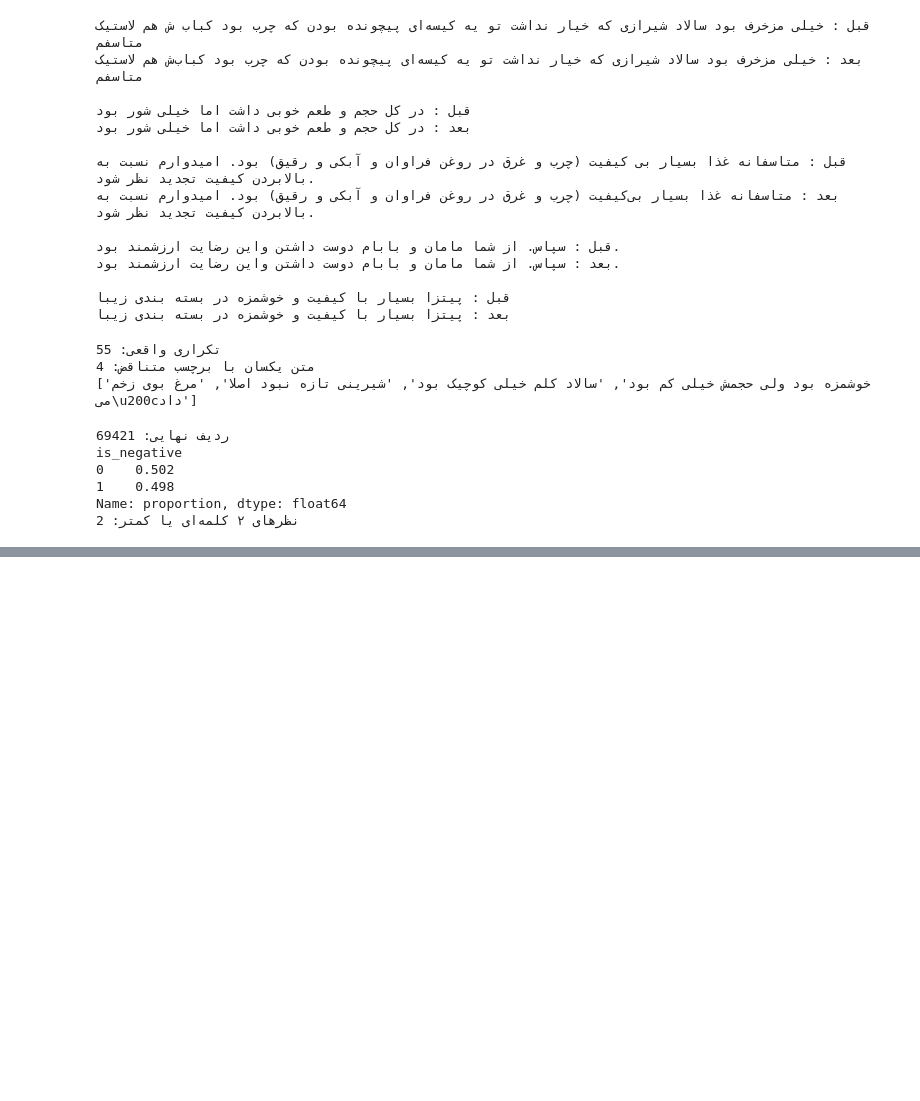
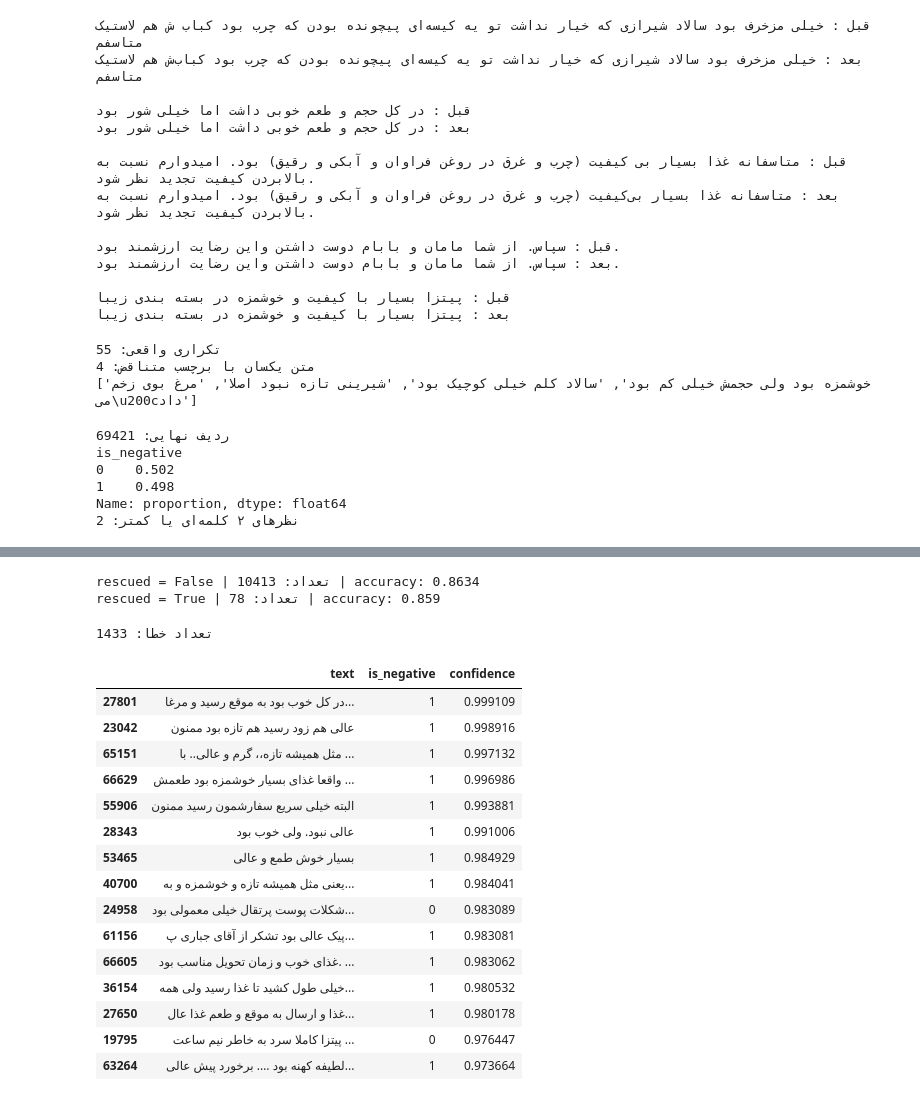
Before and after one commit to alirezakiann/cx-radar, a Jupyter notebook: 01_data_snappfood.ipynb, the cells around one changed output, grey strips where cells are left out. Drawn from its saved outputs; the diff is of its cells as text; code cells hidden in the pictures; blank space fills up the shorter version.

Commit message:
feat: stratified train/val/test split and TF-IDF+LR baseline.

```diff
--- a/01_data_snappfood.ipynb
+++ b/01_data_snappfood.ipynb
@@ -257,0 +432,17 @@ Name: proportion, dtype: float64
+# %%
+from sklearn.feature_extraction.text import TfidfVectorizer
+from sklearn.linear_model import LogisticRegression
+from sklearn.pipeline import make_pipeline
+from sklearn.metrics import accuracy_score, f1_score, classification_report, confusion_matrix
+
+pipe = make_pipeline(
+    TfidfVectorizer(ngram_range=(1, 2), min_df=2, sublinear_tf=True),
+    LogisticRegression(max_iter=1000, C=1.0),
+)
+pipe.fit(train['text'], train['is_negative'])
+
+pred = pipe.predict(val['text'])
+print('Accuracy :', round(accuracy_score(val['is_negative'], pred), 4))
+print('Macro-F1 :', round(f1_score(val['is_negative'], pred, average='macro'), 4))
+print(classification_report(val['is_negative'], pred, target_names=['مثبت', 'منفی'], digits=3))
+print(confusion_matrix(val['is_negative'], pred))
@@ -257,0 +463,36 @@ Name: proportion, dtype: float64
+# %%
+val_eval = val.copy()
+val_eval['pred'] = pred
+for flag, g in val_eval.groupby('rescued'):
+    acc = (g['pred'] == g['is_negative']).mean()
+    print('rescued =', flag, '| تعداد:', len(g), '| accuracy:', round(acc, 4))
+# %% [output]
+rescued = False | تعداد: 10413 | accuracy: 0.8634
+rescued = True | تعداد: 78 | accuracy: 0.859
+# %%
+proba = pipe.predict_proba(val['text'])[:, 1]
+val_eval['p_neg'] = proba
+wrong = val_eval[val_eval['pred'] != val_eval['is_negative']].copy()
+wrong['confidence'] = wrong['p_neg'].where(wrong['pred'] == 1, 1 - wrong['p_neg'])
+
+pd.set_option('display.max_colwidth', 200)
+print('تعداد خطا:', len(wrong))
+wrong.sort_values('confidence', ascending=False)[['text', 'is_negative', 'confidence']].head(15)
+# %% [output]
+تعداد خطا: 1433
+|  | text | is_negative | confidence |
+| 27801 | در کل خوب بود به موقع رسید و مرغا... | 1 | 0.999109 |
+| 23042 | عالی هم زود رسید هم تازه بود ممنون | 1 | 0.998916 |
+| 65151 | مثل همیشه تازه،، گرم و عالی.. با ... | 1 | 0.997132 |
+| 66629 | واقعا غذای بسیار خوشمزه بود طعمش ... | 1 | 0.996986 |
+| 55906 | البته خیلی سریع سفارشمون رسید ممنون | 1 | 0.993881 |
+| 28343 | عالی نبود. ولی خوب بود | 1 | 0.991006 |
+| 53465 | بسیار خوش طمع و عالی | 1 | 0.984929 |
+| 40700 | یعنی مثل همیشه تازه و خوشمزه و به... | 1 | 0.984041 |
+| 24958 | شکلات پوست پرتقال خیلی معمولی بود... | 0 | 0.983089 |
+| 61156 | پیک عالی بود تشکر از آقای جباری پ... | 1 | 0.983081 |
+| 66605 | غذای خوب و زمان تحویل مناسب بود. ... | 1 | 0.983062 |
+| 36154 | خیلی طول کشید تا غذا رسید ولی همه... | 1 | 0.980532 |
+| 27650 | غذا و ارسال به موقع و طعم غذا عال... | 1 | 0.980178 |
+| 19795 | پیتزا کاملا سرد به خاطر نیم ساعت ... | 0 | 0.976447 |
+| 63264 | لطیفه کهنه بود …. برخورد پیش عالی... | 1 | 0.973664 |
```
Also changed, not shown: parts of 9 cells of this notebook.
